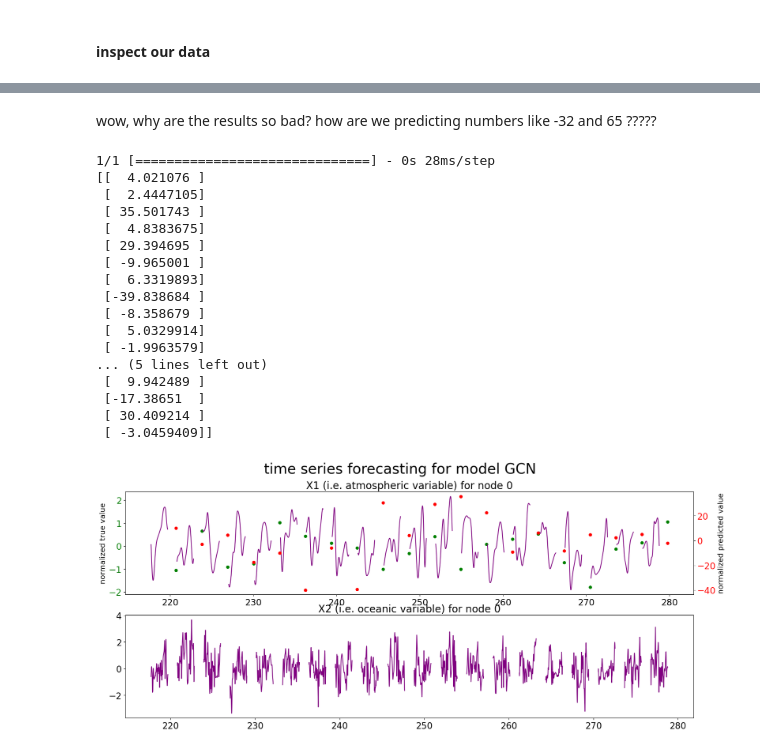
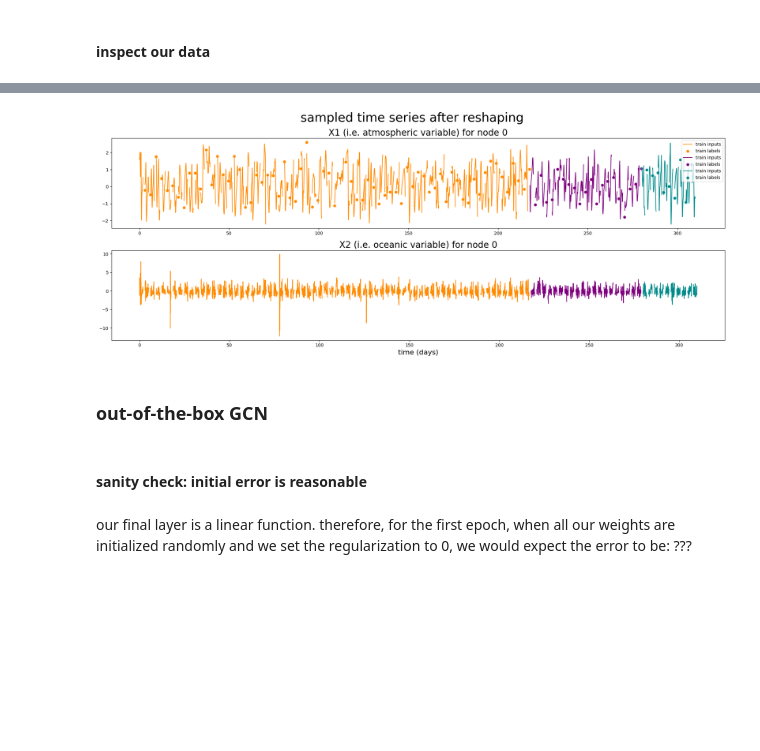
Before and after one commit to VaniSachdev/lorenzGNN, a Jupyter notebook: lorenz_GCN.ipynb, the cells around one changed output, grey strips where cells are left out. Cells and saved outputs as stored; diff of their text form; code cells hidden in the pictures; blank space fills up the shorter version.

Commit message:
sanity checks with spektral GCN out-of-the-box

```diff
--- a/lorenz_GCN.ipynb
+++ b/lorenz_GCN.ipynb
@@ -224,26 +121,0 @@ plt.show()
-# %% [markdown]
-wow, why are the results so bad? how are we predicting numbers like -32 and 65 ?????
-# %%
-# get predictions on the validation set
-fig, (ax0, ax1) = plot_with_predictions(model=model, graph_dataset=val, Loader=MixedLoader, batch_size=32, node=0, model_name='GCN')
-plt.show()
-# TODO: where is the shuffling coming from ???????
-# %% [output]
-1/1 [==============================] - 0s 28ms/step
-[[  4.021076 ]
- [  2.4447105]
- [ 35.501743 ]
- [  4.8383675]
- [ 29.394695 ]
- [ -9.965001 ]
- [  6.3319893]
- [-39.838684 ]
- [ -8.358679 ]
- [  5.0329914]
- [ -1.9963579]
-... (5 lines left out)
- [  9.942489 ]
- [-17.38651  ]
- [ 30.409214 ]
- [ -3.0459409]]
-[figure, removed]
@@ -251,0 +122,52 @@ plt.show()
+# %%
+colors = ["darkorange", "purple", "darkcyan"]
+node = 0
+
+# set up plot
+fig, (ax0, ax1) = plt.subplots(2, 1, figsize=(20, 8))
+
+fig.suptitle("sampled time series after reshaping", size=28)
+ax0.set_title("X1 (i.e. atmospheric variable) for node {}".format(node),
+              size=20)
+ax1.set_title("X2 (i.e. oceanic variable) for node {}".format(node), size=20)
+plt.xlabel('time (days)', size=16)
+
+# plot train, val, and test data
+fig, (ax0, ax1) = train.plot(node,
+                             fig,
+                             ax0,
+                             ax1,
+                             data_type='train',
+                             color=colors[0])
+fig, (ax0, ax1) = val.plot(node,
+                           fig,
+                           ax0,
+                           ax1,
+                           data_type='val',
+                           color=colors[1])
+fig, (ax0, ax1) = test.plot(node,
+                            fig,
+                            ax0,
+                            ax1,
+                            data_type='test',
+                            color=colors[2])
+
+# create legend
+ax0.legend()
+ax0.legend(handles=ax0.get_legend().legendHandles[0:6])
+leg = ax0.get_legend()
+[
+    leg.legendHandles[i].set_color(colors[i // 2])
+    for i in range(len(leg.legendHandles))
+]
+
+plt.tight_layout()
+plt.show()
+# %% [output]
+[figure, added]
+# %% [markdown]
+### out-of-the-box GCN
+# %% [markdown]
+#### sanity check: initial error is reasonable
+# %% [markdown]
+our final layer is a linear function. therefore, for the first epoch, when all our weights are initialized randomly and we set the regularization to 0, we would expect the error to be: ???
```
Also changed, not shown: parts of 36 cells of this notebook, 1 other file.
